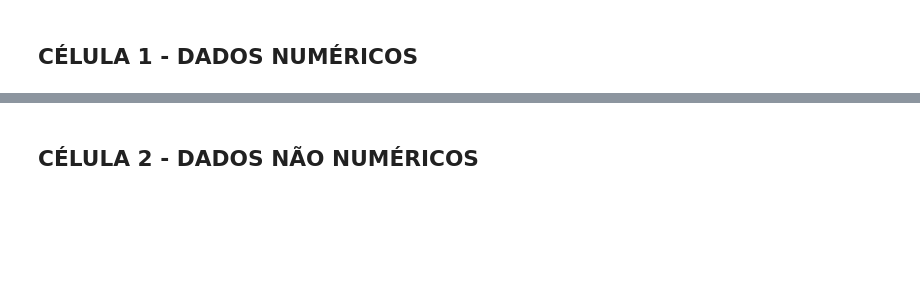
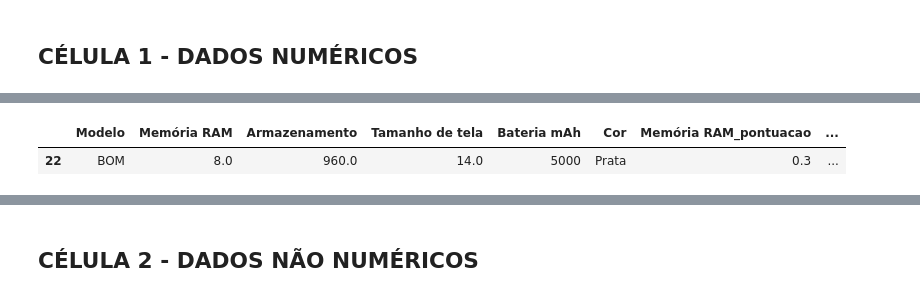
Before and after one commit to GianFadiga/MCDA_FS, a Jupyter notebook: mcda_py.ipynb, the cells around one changed output, grey strips where cells are left out. Saved outputs shown, nothing was run; the diff lists cells and outputs as text; code cells hidden in the pictures; blank space fills up the shorter version.

```diff
--- a/mcda_py.ipynb
+++ b/mcda_py.ipynb
@@ -388,0 +441,9 @@ O produto teve vantagem no atributo 'Bateria mAh' com uma pontuação de 0.30. I
+# %%
+# Filtrando as linhas onde a coluna 'Modelo' é 'BOM'
+df_bom = df_analise[df_analise['Modelo'] == 'BOM']
+
+# Imprimindo o DataFrame filtrado
+df_bom.head()
+# %% [output]
+|  | Modelo | Memória RAM | Armazenamento | Tamanho de tela | Bateria mAh | Cor | Memória RAM_pontuacao | ... |
+| 22 | BOM | 8.0 | 960.0 | 14.0 | 5000 | Prata | 0.3 | ... |
```
Also changed, not shown: parts of 4 cells of this notebook.
